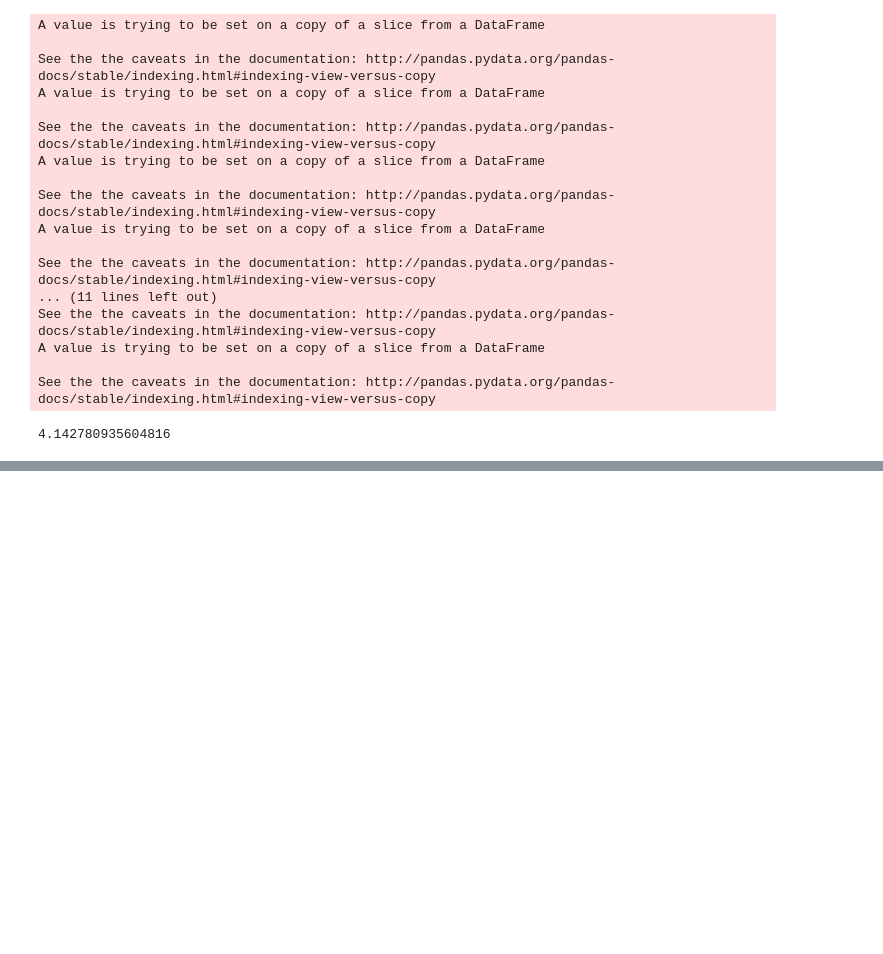
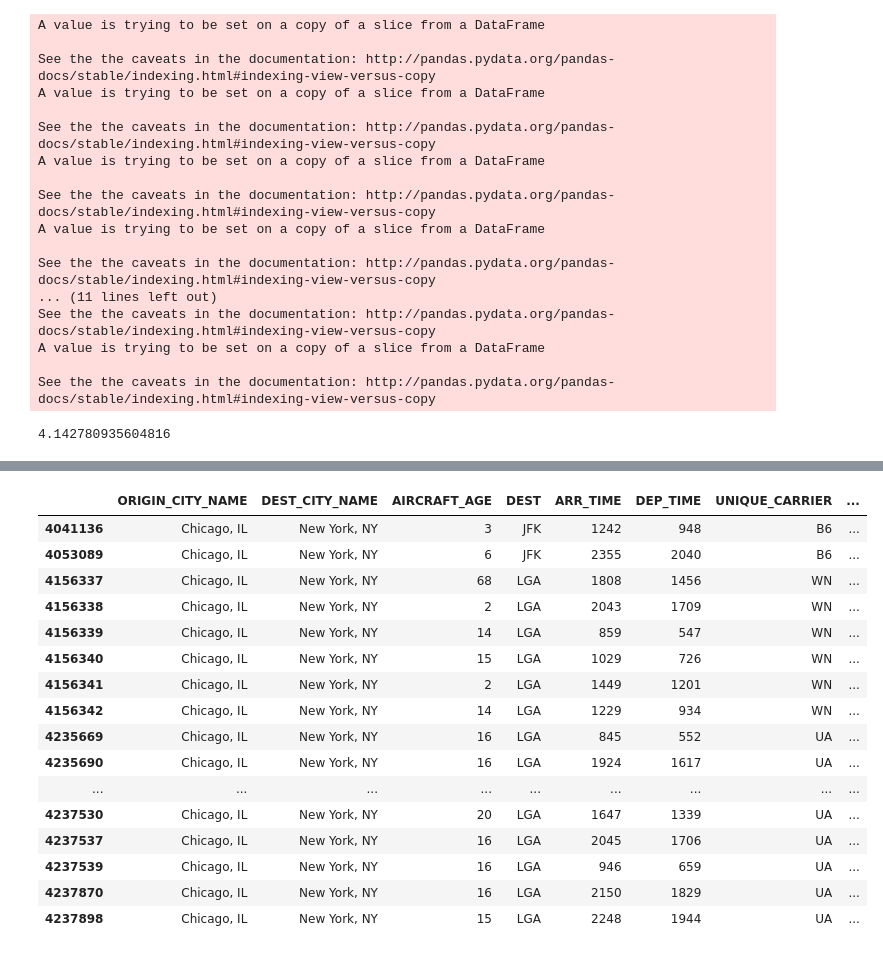
Before and after one commit to LeonhardFS/flightbbq, a Jupyter notebook: LinearModel_Prediction.ipynb, the cells around one changed output, grey strips where cells are left out. Saved outputs shown, nothing was run; the diff lists cells and outputs as text; code cells hidden in the pictures; blank space fills up the shorter version.

Commit message:
best flights added

```diff
--- a/LinearModel_Prediction.ipynb
+++ b/LinearModel_Prediction.ipynb
@@ -20,3 +20,13 @@ from sklearn.preprocessing import StandardScaler
 from sklearn.linear_model import SGDRegressor
 from sklearn.grid_search import GridSearchCV
 from sklearn.metrics import mean_absolute_error
+# %%
+from datetime import timedelta, datetime, tzinfo
+from pytz import timezone
+import pytz
+
+def convertToUTC(naive, zonestring="America/New_York"):
+    local = pytz.timezone (zonestring)
+    local_dt = local.localize(naive, is_dst=None)
+    return local_dt.astimezone (pytz.utc)
+convertToUTC(datetime(year=2015, month=12, day=22, hour=9, minute=45))
@@ -229,0 +183,20 @@ NameError: name 'distance' is not defined
+# %%
+# create for each day info
+db['PREDICTED_DELAY'] = 0
+db['FLIGHT_TIME'] = 0
+db['PREDICTED_FLIGHT_TIME'] = 0
+for index, row in db.iterrows():
+    print 'processing {idx}'.format(idx=index)
+    y_pred = predictDelayTime(row, mdl)
+    db.set_value(index, 'PREDICTED_DELAY', y_pred)
+
+    arr_time = datetime(year=2015, month=row['MONTH'], day=row['DAY_OF_MONTH'], \
+                        hour= int(row['ARR_TIME'] / 100), minute=int(row['ARR_TIME'] % 100))
+    dep_time = datetime(year=2015, month=row['MONTH'], day=row['DAY_OF_MONTH'], \
+                        hour= int(row['DEP_TIME'] / 100), minute=int(row['DEP_TIME'] % 100))
+
+    flight_time_in_min =  (convertToUTC(arr_time) - convertToUTC(dep_time))
+    flight_time_in_min = int(flight_time_in_min.total_seconds() / 60)
+
+    db.set_value(index, 'FLIGHT_TIME', flight_time_in_min)
+    db.set_value(index, 'PREDICTED_FLIGHT_TIME', y_pred + flight_time_in_min)
@@ -229,0 +247,22 @@ NameError: name 'distance' is not defined
+# %%
+db2 = db[db.DAY_OF_MONTH == 22]
+# %%
+db2
+# %% [output]
+|  | ORIGIN_CITY_NAME | DEST_CITY_NAME | AIRCRAFT_AGE | DEST | ARR_TIME | DEP_TIME | UNIQUE_CARRIER | ... |
+| 4041136 | Chicago, IL | New York, NY | 3 | JFK | 1242 | 948 | B6 | ... |
+| 4053089 | Chicago, IL | New York, NY | 6 | JFK | 2355 | 2040 | B6 | ... |
+| 4156337 | Chicago, IL | New York, NY | 68 | LGA | 1808 | 1456 | WN | ... |
+| 4156338 | Chicago, IL | New York, NY | 2 | LGA | 2043 | 1709 | WN | ... |
+| 4156339 | Chicago, IL | New York, NY | 14 | LGA | 859 | 547 | WN | ... |
+| 4156340 | Chicago, IL | New York, NY | 15 | LGA | 1029 | 726 | WN | ... |
+| 4156341 | Chicago, IL | New York, NY | 2 | LGA | 1449 | 1201 | WN | ... |
+| 4156342 | Chicago, IL | New York, NY | 14 | LGA | 1229 | 934 | WN | ... |
+| 4235669 | Chicago, IL | New York, NY | 16 | LGA | 845 | 552 | UA | ... |
+| 4235690 | Chicago, IL | New York, NY | 16 | LGA | 1924 | 1617 | UA | ... |
+| ... | ... | ... | ... | ... | ... | ... | ... | ... |
+| 4237530 | Chicago, IL | New York, NY | 20 | LGA | 1647 | 1339 | UA | ... |
+| 4237537 | Chicago, IL | New York, NY | 16 | LGA | 2045 | 1706 | UA | ... |
+| 4237539 | Chicago, IL | New York, NY | 16 | LGA | 946 | 659 | UA | ... |
+| 4237870 | Chicago, IL | New York, NY | 16 | LGA | 2150 | 1829 | UA | ... |
+| 4237898 | Chicago, IL | New York, NY | 15 | LGA | 2248 | 1944 | UA | ... |
```
Also changed, not shown: parts of 16 cells of this notebook, 1 other file.
